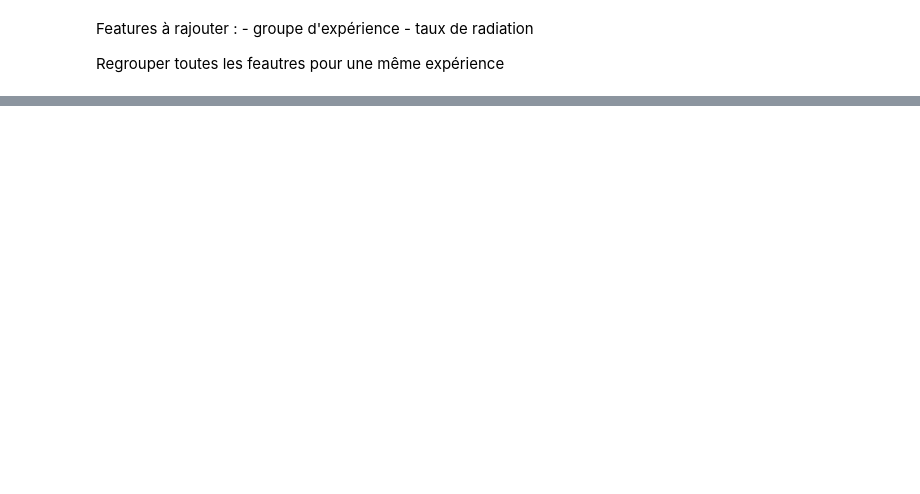
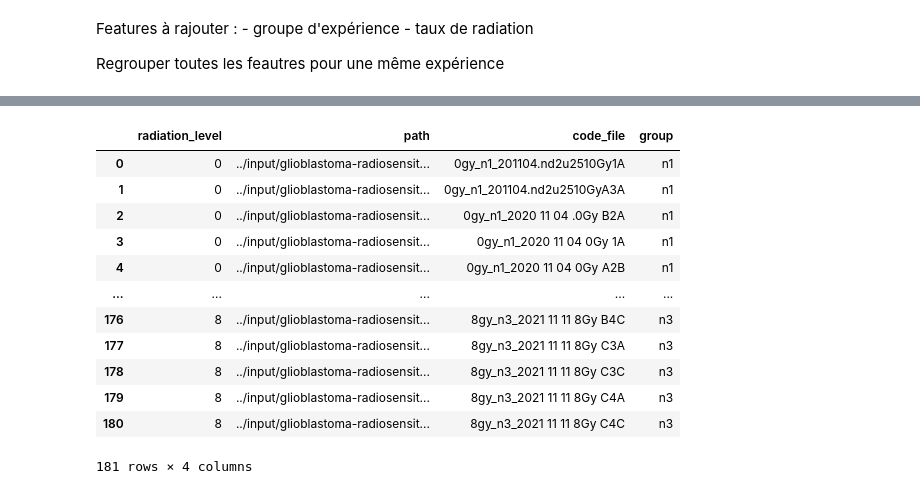
Before and after one commit to Valentin-Molina/ecn_radiobiology, a Jupyter notebook: notebook/Noe_cell_lineage.ipynb, the cells around one changed output, grey strips where cells are left out. Saved outputs shown, nothing was run; the diff lists cells and outputs as text; code cells hidden in the pictures; blank space fills up the shorter version.

```diff
--- a/notebook/Noe_cell_lineage.ipynb
+++ b/notebook/Noe_cell_lineage.ipynb
@@ -307,0 +168,18 @@ Regrouper toutes les feautres pour une même expérience
+# %%
+files = import_files(path)
+
+files
+# %% [output]
+|  | radiation_level | path | code_file | group |
+| 0 | 0 | ../input/glioblastoma-radiosensit... | 0gy_n1_201104.nd2u2510Gy1A | n1 |
+| 1 | 0 | ../input/glioblastoma-radiosensit... | 0gy_n1_201104.nd2u2510GyA3A | n1 |
+| 2 | 0 | ../input/glioblastoma-radiosensit... | 0gy_n1_2020 11 04 .0Gy B2A | n1 |
+| 3 | 0 | ../input/glioblastoma-radiosensit... | 0gy_n1_2020 11 04 0Gy 1A | n1 |
+| 4 | 0 | ../input/glioblastoma-radiosensit... | 0gy_n1_2020 11 04 0Gy A2B | n1 |
+| ... | ... | ... | ... | ... |
+| 176 | 8 | ../input/glioblastoma-radiosensit... | 8gy_n3_2021 11 11 8Gy B4C | n3 |
+| 177 | 8 | ../input/glioblastoma-radiosensit... | 8gy_n3_2021 11 11 8Gy C3A | n3 |
+| 178 | 8 | ../input/glioblastoma-radiosensit... | 8gy_n3_2021 11 11 8Gy C3C | n3 |
+| 179 | 8 | ../input/glioblastoma-radiosensit... | 8gy_n3_2021 11 11 8Gy C4A | n3 |
+| 180 | 8 | ../input/glioblastoma-radiosensit... | 8gy_n3_2021 11 11 8Gy C4C | n3 |
+181 rows × 4 columns
```
Also changed, not shown: parts of 20 cells of this notebook.
